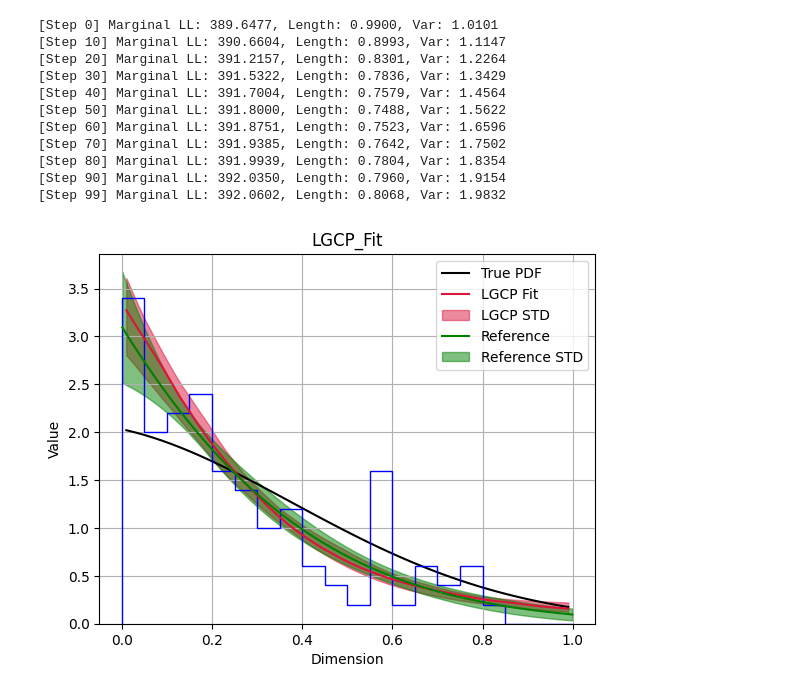
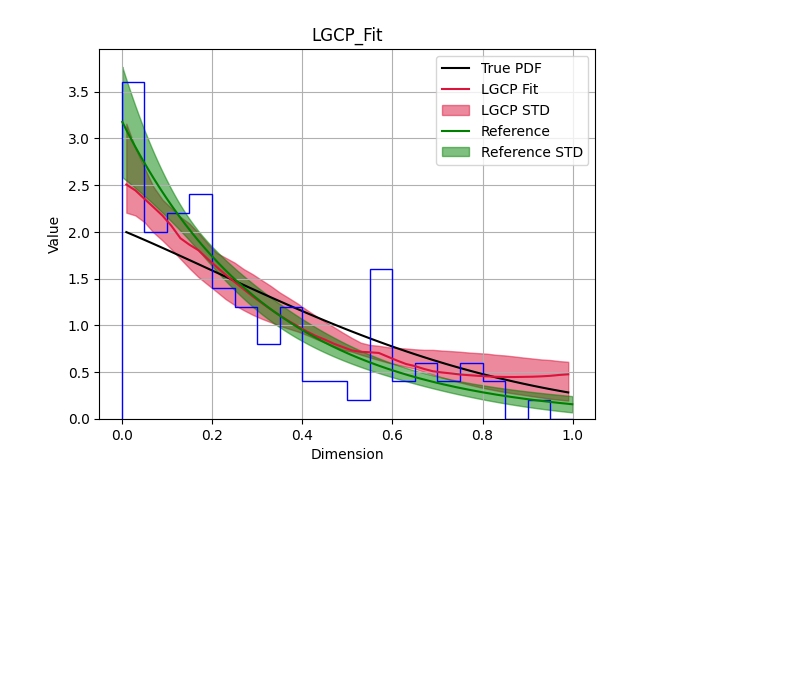
Before and after one commit to YuvalFrid/lgcp-background-modeling, a Jupyter notebook: notebooks/BKG_Fit.ipynb, the cells around one changed output. Drawn from its saved outputs; the diff is of its cells as text; code cells hidden in the pictures; blank space fills up the shorter version.

```diff
--- a/notebooks/BKG_Fit.ipynb
+++ b/notebooks/BKG_Fit.ipynb
@@ -27,7 +17,7 @@ x' = (x-x_min)/(x_max-x_min)
 
 true_pdf = lambda x, a, b: np.exp(-a*x**2 - b*x) ###
 n_samples = 100
-PARAMS = [2,0.5]
+PARAMS = [1,1]
 seed = 1
 
 function_model = CustomPDFModel(true_pdf,PARAMS,n_samples,seed)
@@ -42,19 +57,7 @@ Fitted Parameters are a = 1.0083046117288896, b = 2.457111083578775
 # %%
 model = TorchModel(samples,optimizing_points = 50,length_scale = 1,var_scale = 1)
-#model = Model(samples,optimizing_points = 50,length_scale = 1,var_scale = 1)
-model.grad_optimize_hyperparameters(steps = 100,lr = 0.01)
-model.grad_fit(lr = 0.01,epochs = 100)
-model.plot(true_pdf(model.x,*PARAMS),ref_fit,ref_unc)#,samples = 20000)
+model.grad_optimize_hyperparameters(epochs = 100,lr = 0.01)
+model.mean_fit(epochs = 500,lr = 0.01)
+model.plot(true_pdf(model.x,*PARAMS),ref_fit,ref_unc,MCMC_steps = 1000)
 # %% [output]
-[Step 0] Marginal LL: 389.6477, Length: 0.9900, Var: 1.0101
-[Step 10] Marginal LL: 390.6604, Length: 0.8993, Var: 1.1147
-[Step 20] Marginal LL: 391.2157, Length: 0.8301, Var: 1.2264
-[Step 30] Marginal LL: 391.5322, Length: 0.7836, Var: 1.3429
-[Step 40] Marginal LL: 391.7004, Length: 0.7579, Var: 1.4564
-[Step 50] Marginal LL: 391.8000, Length: 0.7488, Var: 1.5622
-[Step 60] Marginal LL: 391.8751, Length: 0.7523, Var: 1.6596
-[Step 70] Marginal LL: 391.9385, Length: 0.7642, Var: 1.7502
-[Step 80] Marginal LL: 391.9939, Length: 0.7804, Var: 1.8354
-[Step 90] Marginal LL: 392.0350, Length: 0.7960, Var: 1.9154
-[Step 99] Marginal LL: 392.0602, Length: 0.8068, Var: 1.9832
-[figure, old version]
+[figure, new version]
```
Also changed, not shown: parts of 5 cells of this notebook, 4 other files.
